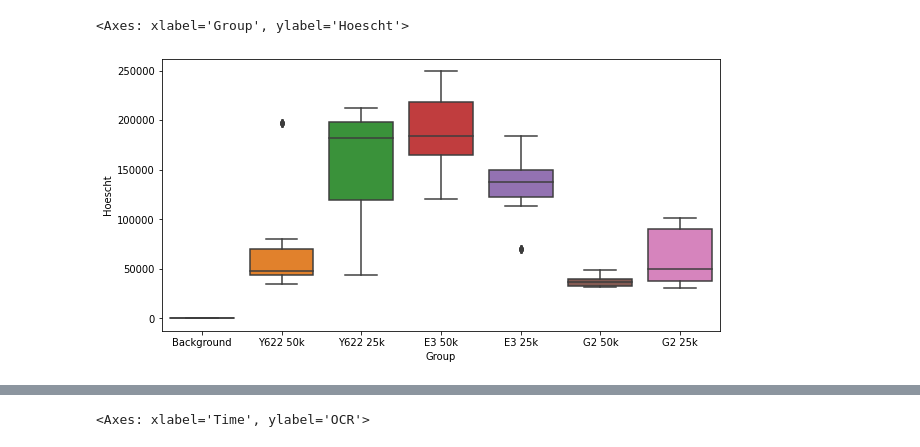
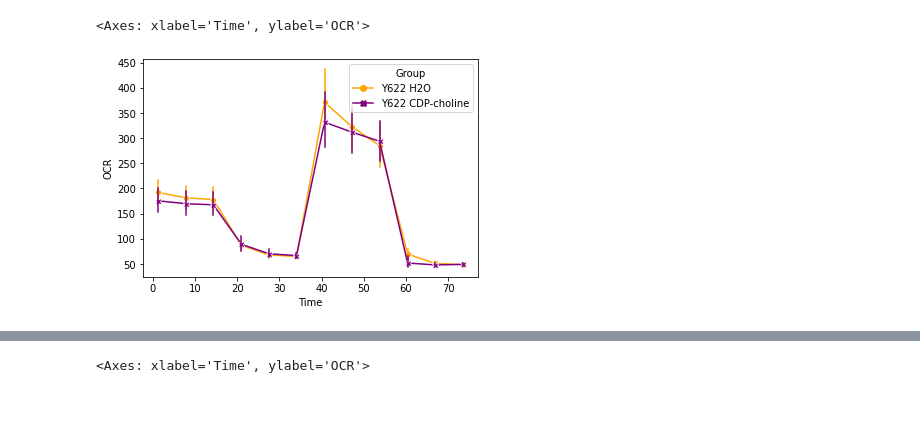
Before and after one commit to djunamay/ABCA7lof2, a Jupyter notebook: notebooks/seahorse.ipynb, the cells around one changed output, grey strips where cells are left out. Cells and saved outputs as stored; diff of their text form; code cells hidden in the pictures; blank space fills up the shorter version.

```diff
--- a/notebooks/seahorse.ipynb
+++ b/notebooks/seahorse.ipynb
@@ -20,6 +9,0 @@ sns.boxplot(data = df, x = 'Group', y = 'ug/mL')
-# %%
-plt.figure(figsize=(10,5))
-sns.boxplot(data = df, x = 'Group', y = 'Hoescht')
-# %% [output]
-<Axes: xlabel='Group', ylabel='Hoescht'>
-[figure, removed]
@@ -25,0 +56,17 @@ sns.boxplot(data = df, x = 'Group', y = 'Hoescht')
+# %%
+file_path = '../raw_data/seahorse/iN030620240_ABCA7KO_CDP-choline_04032024.xlsx'
+sheet_name = 'Rate'
+df = pd.read_excel(file_path, sheet_name=sheet_name)
+
+discard = set(['C03', 'C04', 'C10', 'F03', 'F04', 'F05', 'G02', 'G03' ,'G04', 'G06', 'G10', 'G11'])
+
+df = df[[x not in discard for x in df['Well']]]
+
+colors = dict(zip(['E3 CDP-choline', 'E3 H2O', 'G2 CDP-choline', 'G2 H2O', 'Y622 CDP-choline', 'Y622 H2O', 'Unassigned', 'Background'], [ 'grey', 'black', 'cyan', 'blue', 'purple', 'orange', 'purple', 'pink']))
+
+df_temp = df[[x in set(['Y622 CDP-choline', 'Y622 H2O']) for x in df['Group']]]
+
+sns.lineplot(data=df_temp, x='Time', y='OCR', hue='Group', style='Group', palette = colors, markers=True, dashes=False, ci=95, err_style='bars')  # 68% CI for roughly one standard deviation
+# %% [output]
+<Axes: xlabel='Time', ylabel='OCR'>
+[figure, added]
```
Also changed, not shown: parts of 24 cells of this notebook.
